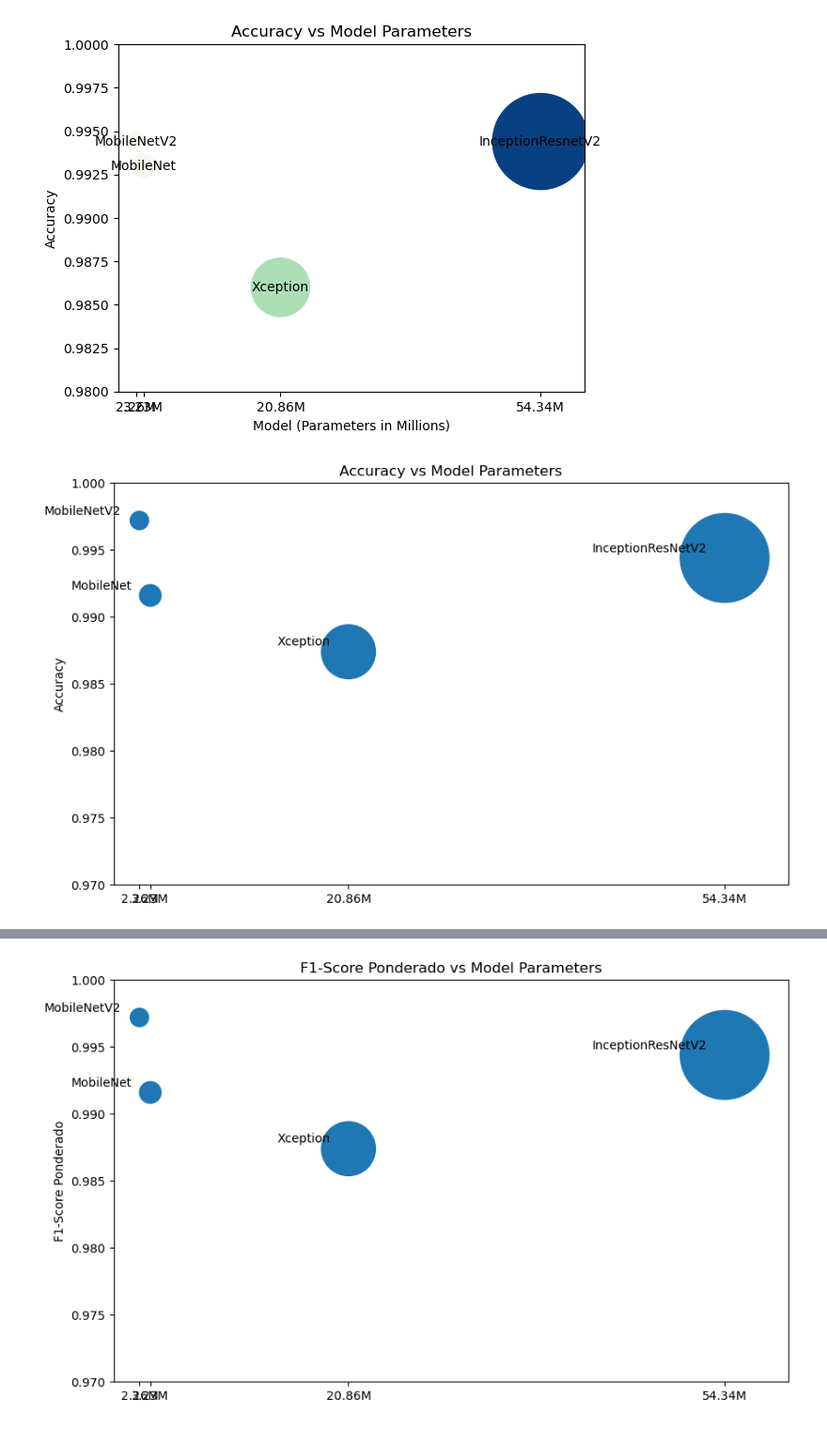
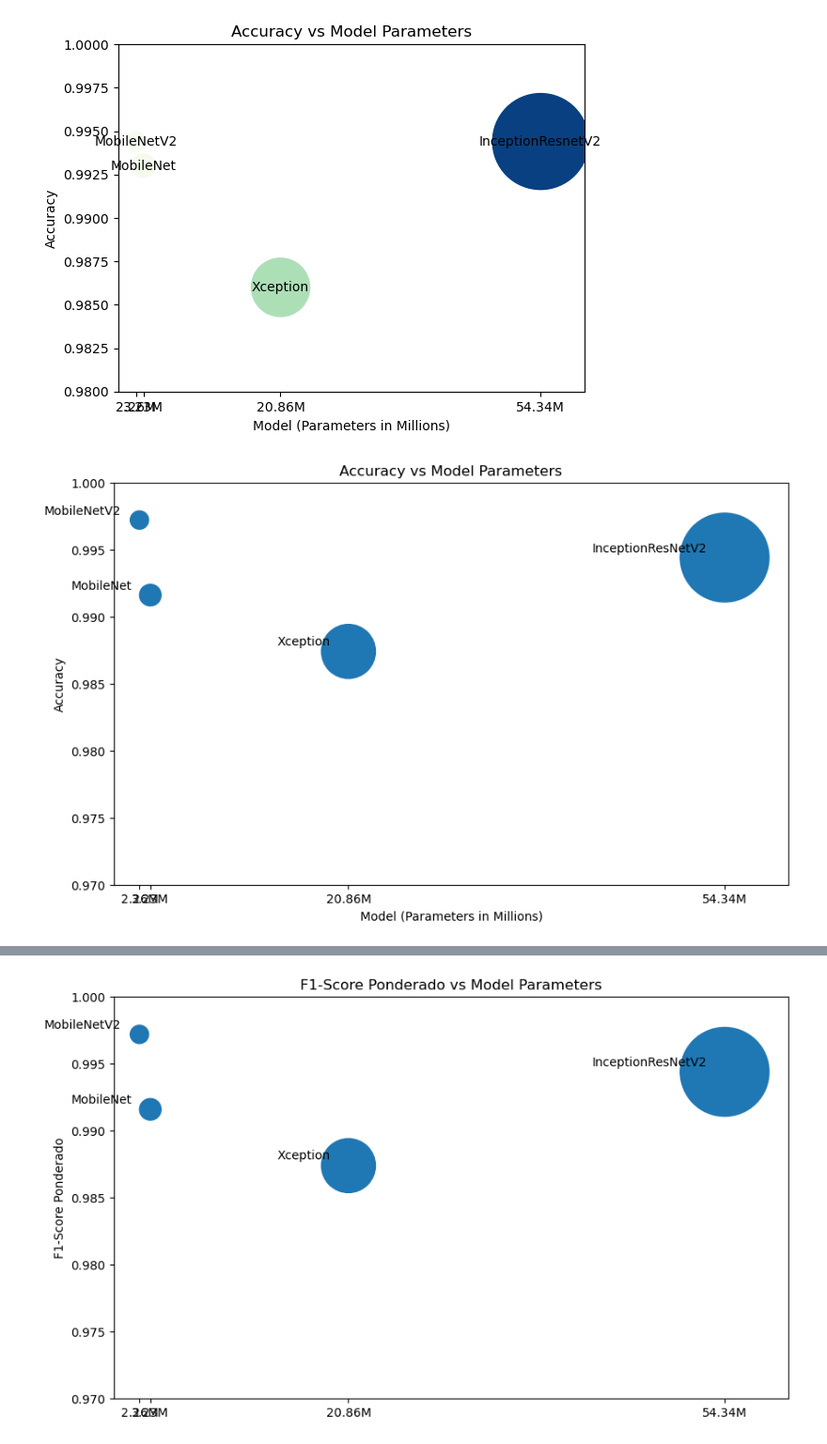
Before and after one commit to d-t-n/quality-inspection-ai-cv-deep-learning, a Jupyter notebook: Model-General-QC-portu-Integrated.ipynb, the cells around one changed output, grey strips where cells are left out. Shown at 94% size. Cells and saved outputs as stored; diff of their text form; code cells hidden in the pictures.

```diff
--- a/Model-General-QC-portu-Integrated.ipynb
+++ b/Model-General-QC-portu-Integrated.ipynb
@@ -1007,28 +974,30 @@ plt.show()
 # %%
 import matplotlib.pyplot as plt
 import numpy as np
 
 model_names = ['Xception', 'InceptionResNetV2', 'MobileNet', 'MobileNetV2']
 params = [20.86, 54.34, 3.23, 2.26]
 accuracy = [0.9874, 0.9944, 0.9916, 0.9972]
 sizes = [2000, 5400, 320, 230]
 
 fig, ax = plt.subplots(figsize=(10,6))
 
 scatter = ax.scatter(params, accuracy, s=sizes, cmap='cool')
 
 for i, txt in enumerate(model_names):
     ax.annotate(txt, (params[i], accuracy[i]), xytext=(-15, 5), textcoords='offset points', ha='right')
 
 ax.set_xlim(left=0, right=60)
 ax.set_xticks(params)
 ax.set_xticklabels([str(p) + 'M' for p in params])
+ax.set_xlabel('Model (Parameters in Millions)')
+
 
 ax.set_ylim(bottom=0.97, top=1.0)
 ax.set_ylabel('Accuracy')
 
 
 plt.title('Accuracy vs Model Parameters')
 plt.show()
 # %% [output]
-[figure, old version]
+[figure, new version]
```
Also changed, not shown: parts of 3 cells of this notebook.
